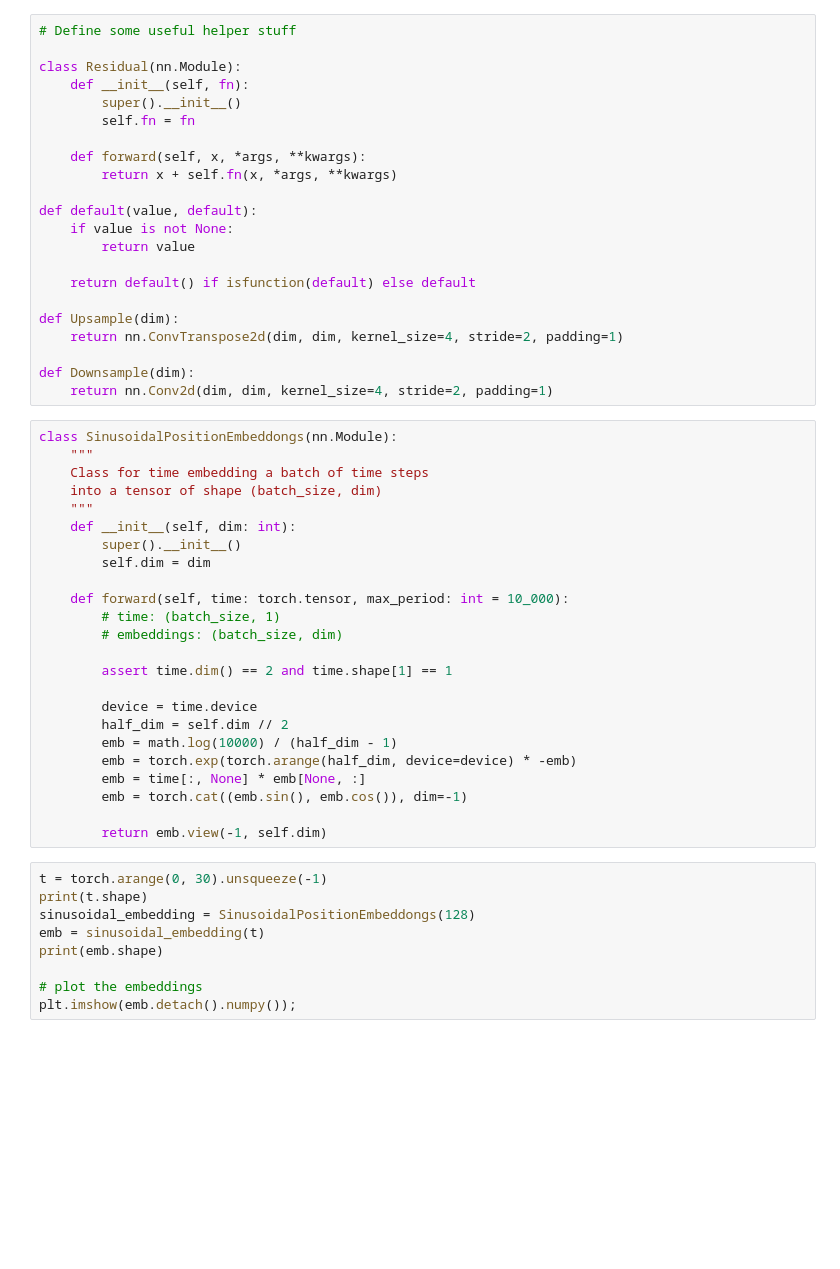
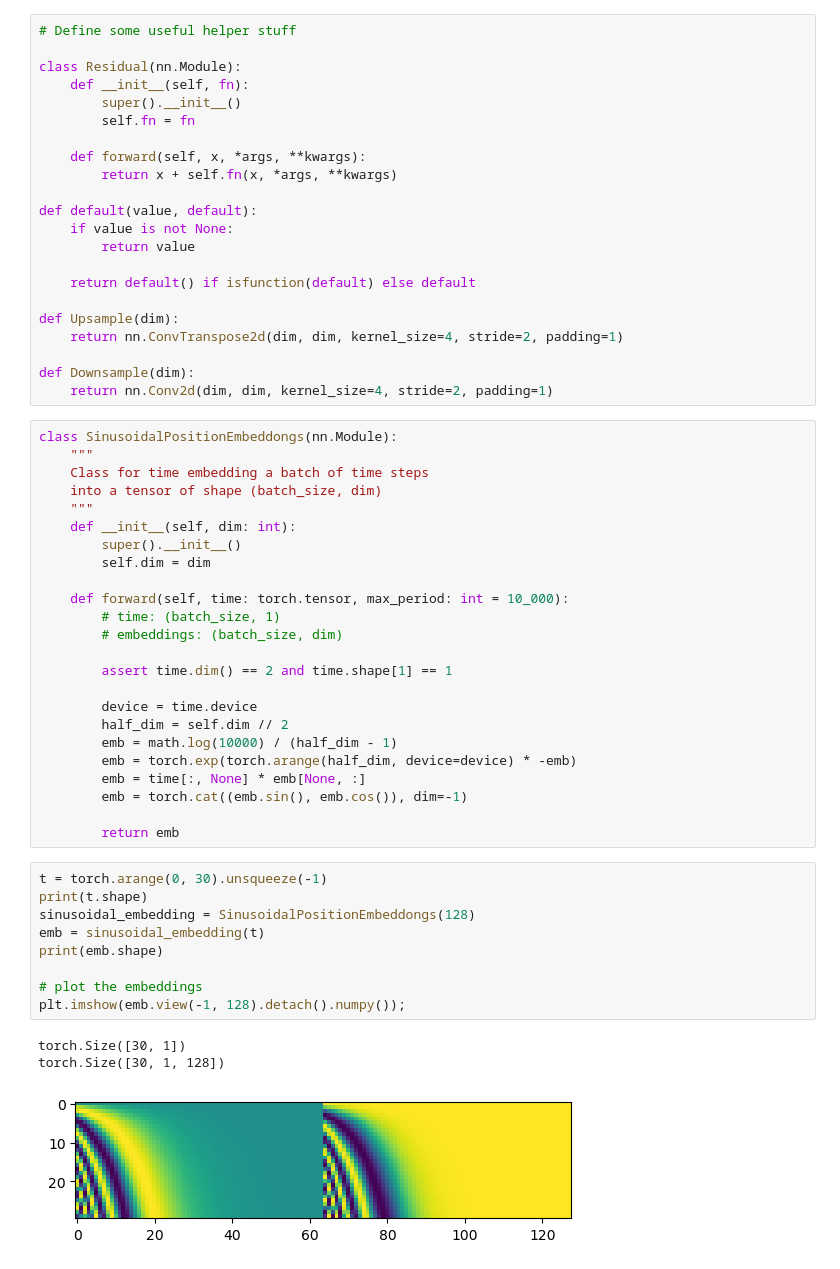
Before and after one commit to gardberg/thesis, a Jupyter notebook: diagnostics.ipynb, the cells around one changed output. Saved outputs shown, nothing was run; the diff lists cells and outputs as text; blank space fills up the shorter version.

```diff
--- a/diagnostics.ipynb
+++ b/diagnostics.ipynb
@@ -114,15 +121,19 @@ class SinusoidalPositionEmbeddongs(nn.Module):
         emb = time[:, None] * emb[None, :]
         emb = torch.cat((emb.sin(), emb.cos()), dim=-1)
 
-        return emb.view(-1, self.dim)
+        return emb
 # %%
 t = torch.arange(0, 30).unsqueeze(-1)
 print(t.shape)
 sinusoidal_embedding = SinusoidalPositionEmbeddongs(128)
 emb = sinusoidal_embedding(t)
 print(emb.shape)
 
 # plot the embeddings
-plt.imshow(emb.detach().numpy());
+plt.imshow(emb.view(-1, 128).detach().numpy());
+# %% [output]
+torch.Size([30, 1])
+torch.Size([30, 1, 128])
+[figure, added]
 # %%
 # Blocks for U-net
```
Also changed, not shown: parts of 6 cells of this notebook.
